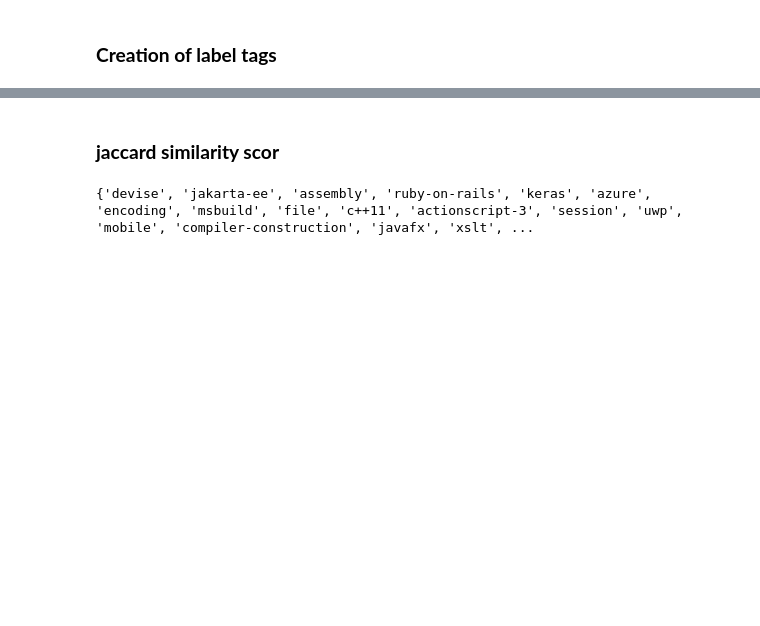
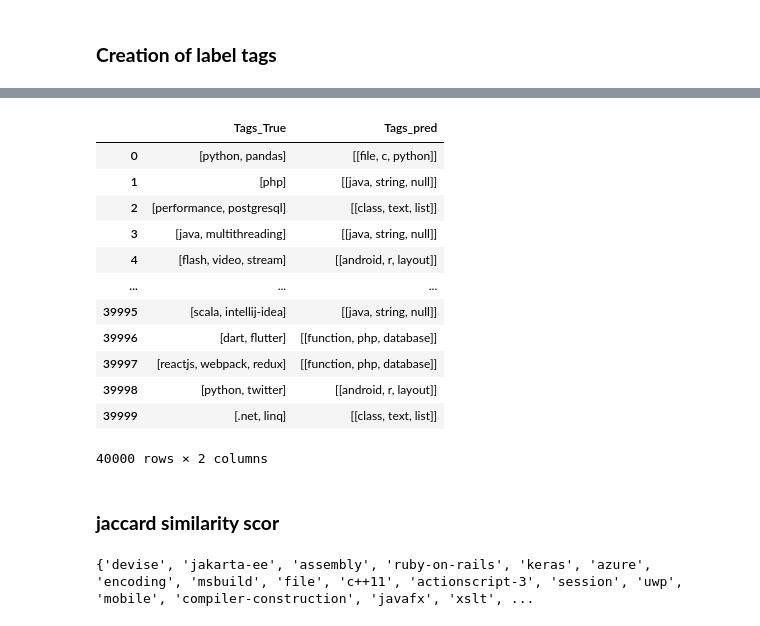
Before and after one commit to Adil1979/-CentraleSupelec_OCR_Projects, a Jupyter notebook: 03_Unsupervised_modelisation.ipynb, the cells around one changed output, grey strips where cells are left out. Drawn from its saved outputs; the diff is of its cells as text; code cells hidden in the pictures; blank space fills up the shorter version.

```diff
--- a/03_Unsupervised_modelisation.ipynb
+++ b/03_Unsupervised_modelisation.ipynb
@@ -355,0 +395,5 @@ df_tags
+# %%
+def first_words(str2):
+    res = str2.split(',')
+    fir = res[0:3]
+    return([fir])
@@ -356,3 +408,19 @@ df_tags
+# %%
+df_tags
+# %% [output]
+|  | Tags_True | Tags_pred |
+| 0 | [python, pandas] | [[file, c, python]] |
+| 1 | [php] | [[java, string, null]] |
+| 2 | [performance, postgresql] | [[class, text, list]] |
+| 3 | [java, multithreading] | [[java, string, null]] |
+| 4 | [flash, video, stream] | [[android, r, layout]] |
+| ... | ... | ... |
+| 39995 | [scala, intellij-idea] | [[java, string, null]] |
+| 39996 | [dart, flutter] | [[function, php, database]] |
+| 39997 | [reactjs, webpack, redux] | [[function, php, database]] |
+| 39998 | [python, twitter] | [[android, r, layout]] |
+| 39999 | [.net, linq] | [[class, text, list]] |
+40000 rows × 2 columns
 # %% [markdown]
 ### **jaccard similarity scor**
 # %%
```
Also changed, not shown: parts of 17 cells of this notebook.
